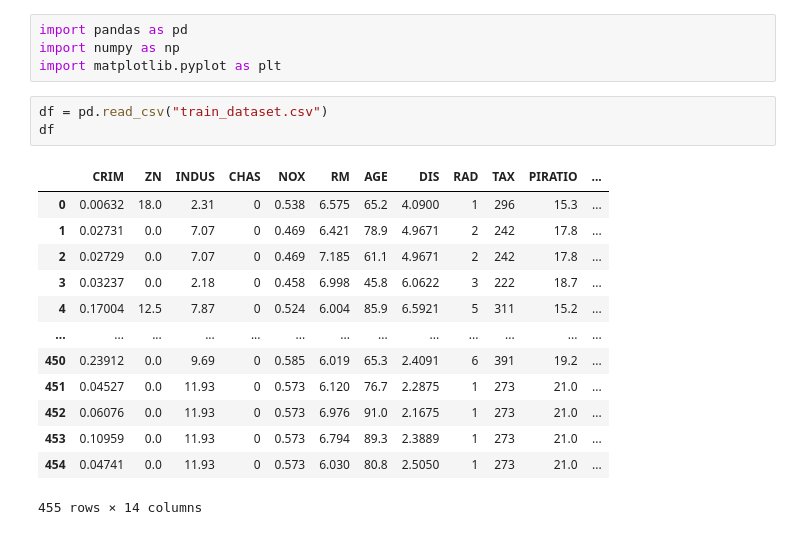
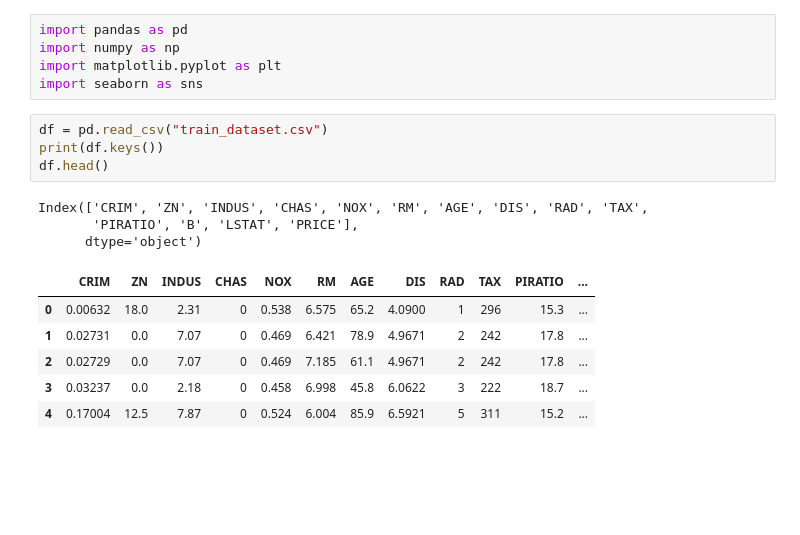
Before and after one commit to 1030Tim/MachineLearning, a Jupyter notebook: project/練習/app.ipynb, the cells around one changed output. Cells and saved outputs as stored; diff of their text form; blank space fills up the shorter version.

```diff
--- a/project/練習/app.ipynb
+++ b/project/練習/app.ipynb
@@ -2,20 +2,18 @@
 import pandas as pd
 import numpy as np
 import matplotlib.pyplot as plt
+import seaborn as sns
 # %%
 df = pd.read_csv("train_dataset.csv")
-df
+print(df.keys())
+df.head()
 # %% [output]
+Index(['CRIM', 'ZN', 'INDUS', 'CHAS', 'NOX', 'RM', 'AGE', 'DIS', 'RAD', 'TAX',
+       'PIRATIO', 'B', 'LSTAT', 'PRICE'],
+      dtype='object')
 |  | CRIM | ZN | INDUS | CHAS | NOX | RM | AGE | DIS | RAD | TAX | PIRATIO | ... |
 | 0 | 0.00632 | 18.0 | 2.31 | 0 | 0.538 | 6.575 | 65.2 | 4.0900 | 1 | 296 | 15.3 | ... |
 | 1 | 0.02731 | 0.0 | 7.07 | 0 | 0.469 | 6.421 | 78.9 | 4.9671 | 2 | 242 | 17.8 | ... |
 | 2 | 0.02729 | 0.0 | 7.07 | 0 | 0.469 | 7.185 | 61.1 | 4.9671 | 2 | 242 | 17.8 | ... |
 | 3 | 0.03237 | 0.0 | 2.18 | 0 | 0.458 | 6.998 | 45.8 | 6.0622 | 3 | 222 | 18.7 | ... |
 | 4 | 0.17004 | 12.5 | 7.87 | 0 | 0.524 | 6.004 | 85.9 | 6.5921 | 5 | 311 | 15.2 | ... |
-| ... | ... | ... | ... | ... | ... | ... | ... | ... | ... | ... | ... | ... |
-| 450 | 0.23912 | 0.0 | 9.69 | 0 | 0.585 | 6.019 | 65.3 | 2.4091 | 6 | 391 | 19.2 | ... |
-| 451 | 0.04527 | 0.0 | 11.93 | 0 | 0.573 | 6.120 | 76.7 | 2.2875 | 1 | 273 | 21.0 | ... |
-| 452 | 0.06076 | 0.0 | 11.93 | 0 | 0.573 | 6.976 | 91.0 | 2.1675 | 1 | 273 | 21.0 | ... |
-| 453 | 0.10959 | 0.0 | 11.93 | 0 | 0.573 | 6.794 | 89.3 | 2.3889 | 1 | 273 | 21.0 | ... |
-| 454 | 0.04741 | 0.0 | 11.93 | 0 | 0.573 | 6.030 | 80.8 | 2.5050 | 1 | 273 | 21.0 | ... |
-455 rows × 14 columns
```
Also changed, not shown: parts of 5 cells of this notebook, 4 other files.
